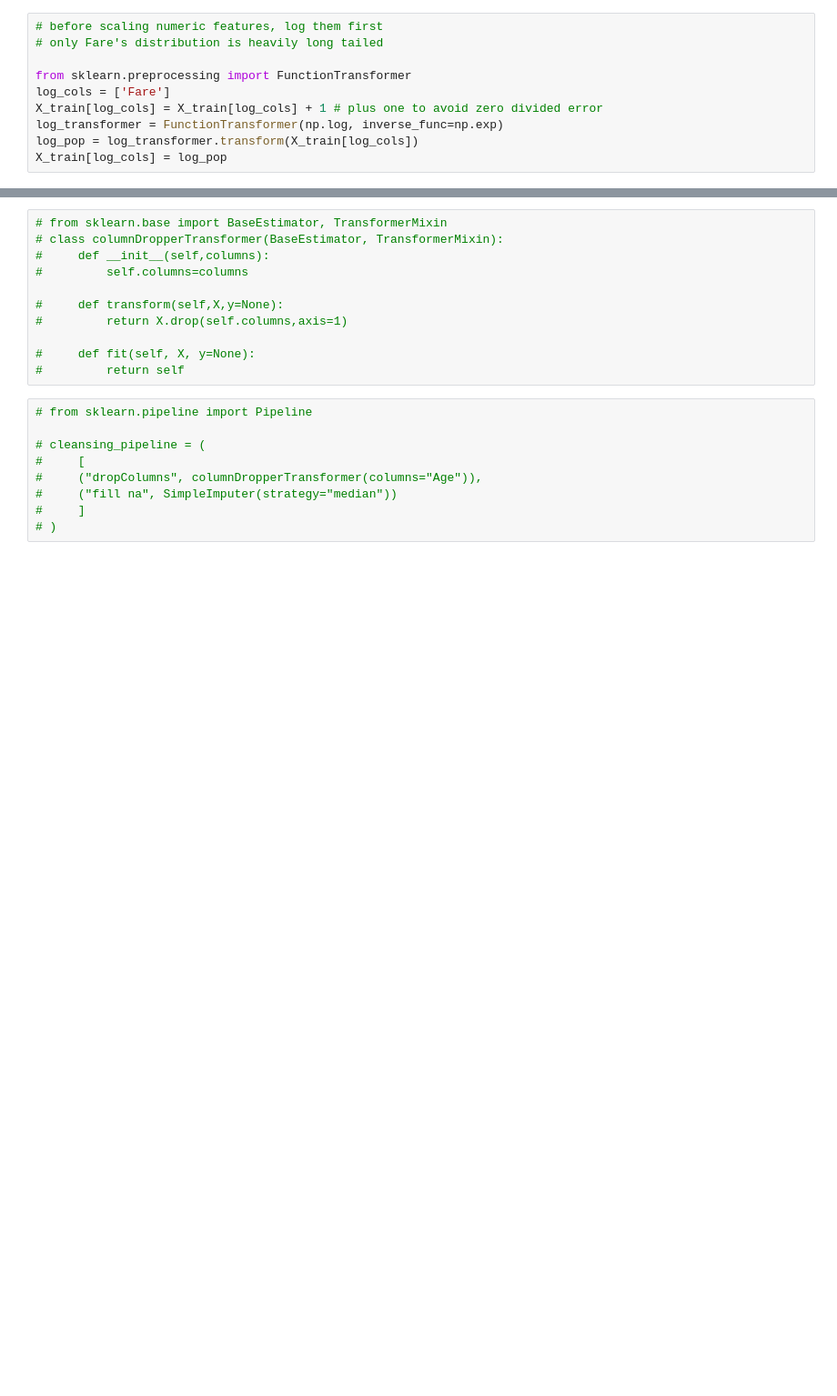
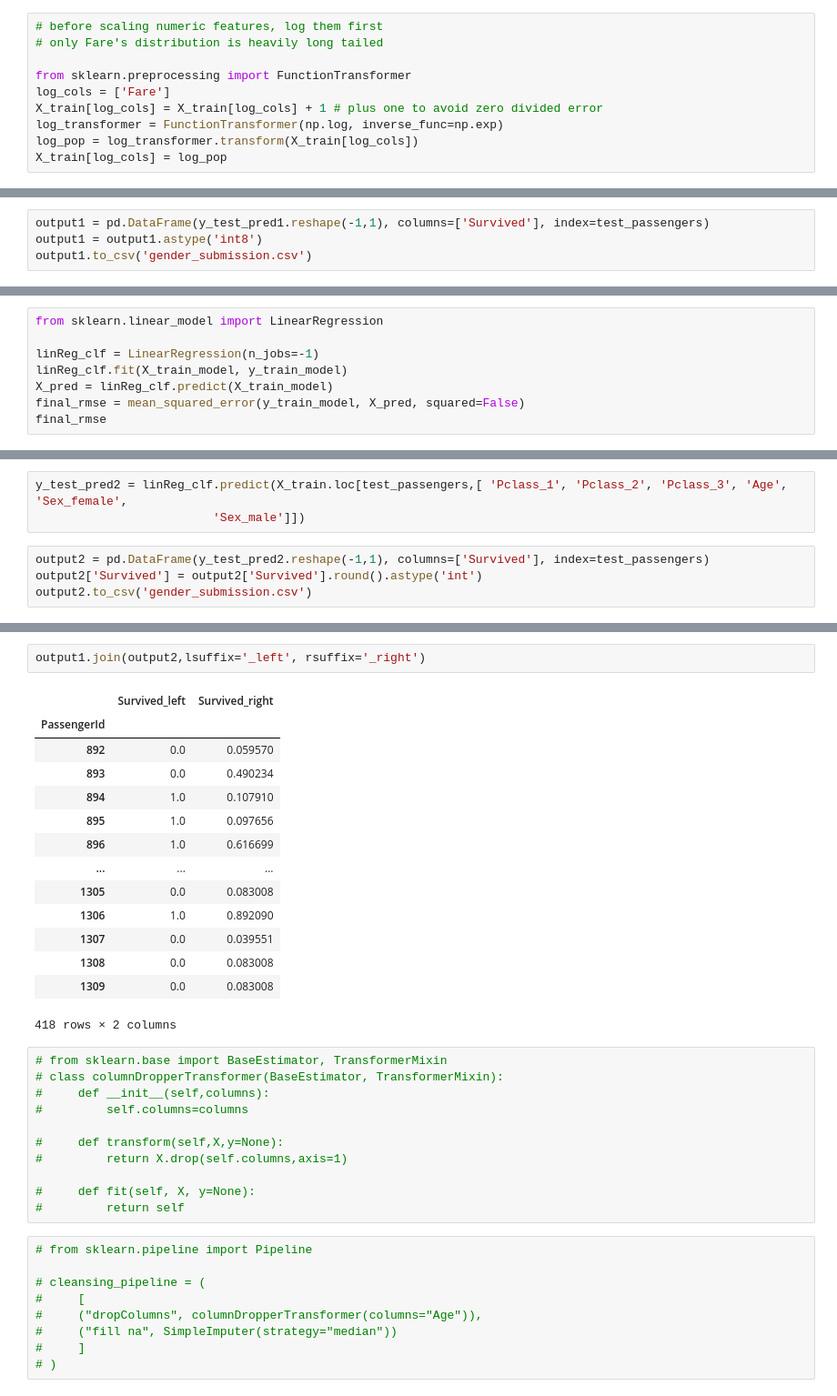
Before and after one commit to ericlau1987/hands_on_machine_learning_sklearn_keras_tensorflow, a Jupyter notebook: src/chapter3_classification/kaggle_taitanic/01_data_Processing.ipynb, the cells around one changed output, grey strips where cells are left out. Shown: that part at 91% size. Saved outputs shown, nothing was run; the diff lists cells and outputs as text; blank space fills up the shorter version.

```diff
--- a/src/chapter3_classification/kaggle_taitanic/01_data_Processing.ipynb
+++ b/src/chapter3_classification/kaggle_taitanic/01_data_Processing.ipynb
@@ -77,0 +255,4 @@ SimpleImputer(strategy='median')
+# %%
+output1 = pd.DataFrame(y_test_pred1.reshape(-1,1), columns=['Survived'], index=test_passengers)
+output1 = output1.astype('int8')
+output1.to_csv('gender_submission.csv')
@@ -77,0 +280,8 @@ SimpleImputer(strategy='median')
+# %%
+from sklearn.linear_model import LinearRegression
+
+linReg_clf = LinearRegression(n_jobs=-1)
+linReg_clf.fit(X_train_model, y_train_model)
+X_pred = linReg_clf.predict(X_train_model)
+final_rmse = mean_squared_error(y_train_model, X_pred, squared=False)
+final_rmse
@@ -77,0 +315,7 @@ SimpleImputer(strategy='median')
+# %%
+y_test_pred2 = linReg_clf.predict(X_train.loc[test_passengers,[ 'Pclass_1', 'Pclass_2', 'Pclass_3', 'Age', 'Sex_female',
+                         'Sex_male']])
+# %%
+output2 = pd.DataFrame(y_test_pred2.reshape(-1,1), columns=['Survived'], index=test_passengers)
+output2['Survived'] = output2['Survived'].round().astype('int')
+output2.to_csv('gender_submission.csv')
@@ -78,3 +336,20 @@ SimpleImputer(strategy='median')
+# %%
+output1.join(output2,lsuffix='_left', rsuffix='_right')
+# %% [output]
+|  | Survived_left | Survived_right |
+| PassengerId |  |  |
+| 892 | 0.0 | 0.059570 |
+| 893 | 0.0 | 0.490234 |
+| 894 | 1.0 | 0.107910 |
+| 895 | 1.0 | 0.097656 |
+| 896 | 1.0 | 0.616699 |
+| ... | ... | ... |
+| 1305 | 0.0 | 0.083008 |
+| 1306 | 1.0 | 0.892090 |
+| 1307 | 0.0 | 0.039551 |
+| 1308 | 0.0 | 0.083008 |
+| 1309 | 0.0 | 0.083008 |
+418 rows × 2 columns
 # %%
 # from sklearn.base import BaseEstimator, TransformerMixin
 # class columnDropperTransformer(BaseEstimator, TransformerMixin):
```
Also changed, not shown: parts of 32 cells of this notebook, 2 other files.
